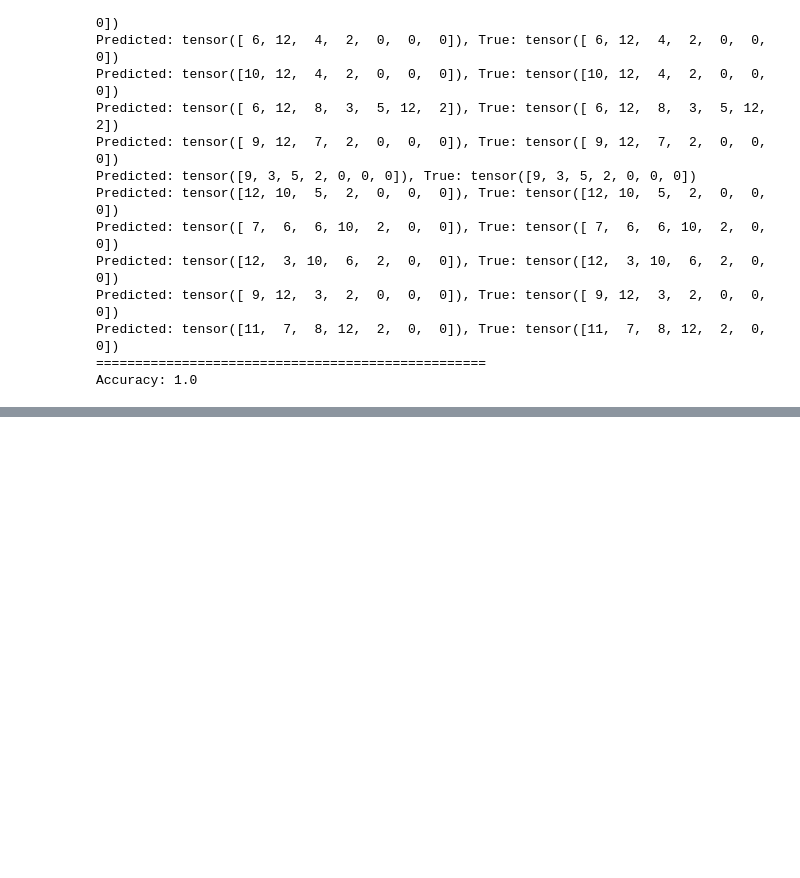
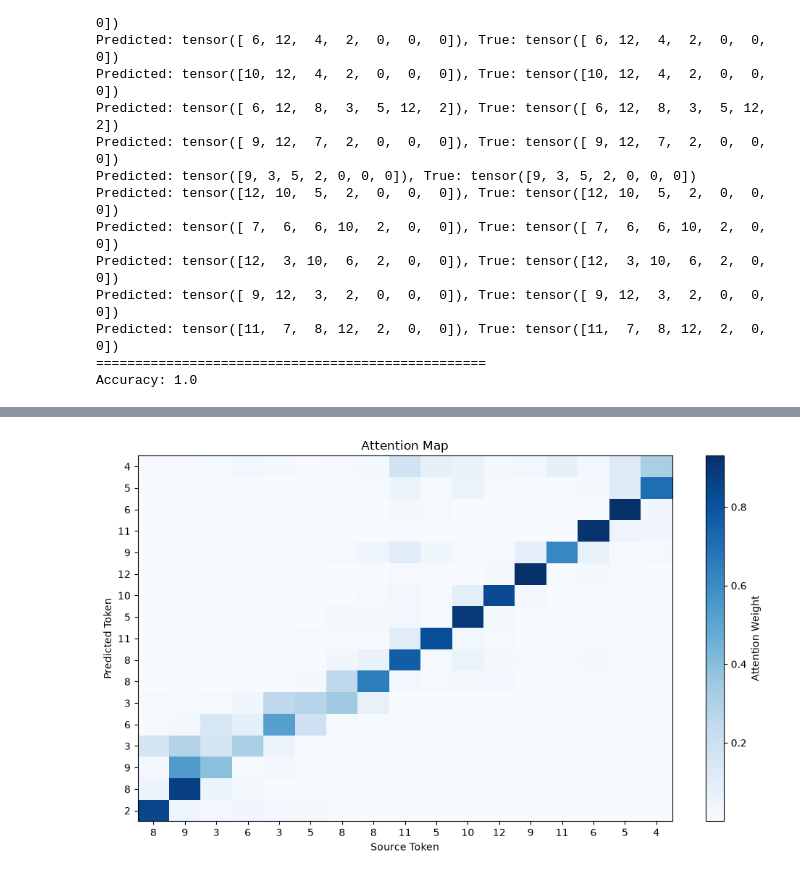
Before and after one commit to r-jelly/model-from-scratch, a Jupyter notebook: 02-seq2seq/experiment.ipynb, the cells around one changed output, grey strips where cells are left out. Saved outputs shown, nothing was run; the diff lists cells and outputs as text; code cells hidden in the pictures; blank space fills up the shorter version.

```diff
--- a/02-seq2seq/experiment.ipynb
+++ b/02-seq2seq/experiment.ipynb
@@ -220,0 +432,17 @@ Accuracy: 1.0
+# %%
+# mid Validation Dataset 생성
+mid_valid_source, mid_valid_target_input, mid_valid_target_output, mid_valid_mask = \
+    synthetic_reverse_dataset(batch_size=valid_data_len, min_seq=15, max_seq=20)
+mid_valid_dataset = TensorDataset(
+    mid_valid_source, mid_valid_target_input, mid_valid_target_output, mid_valid_mask
+)
+
+# midlong Validation Dataset 생성
+midlong_valid_source, midlong_valid_target_input, midlong_valid_target_output, midlong_valid_mask = \
+    synthetic_reverse_dataset(batch_size=valid_data_len, min_seq=25, max_seq=30)
+midlong_valid_dataset = TensorDataset(
+    midlong_valid_source, midlong_valid_target_input, midlong_valid_target_output, midlong_valid_mask
+)
+
+mid_valid_loader = DataLoader(mid_valid_dataset, batch_size=batch_size, shuffle=False)
+midlong_valid_loader = DataLoader(midlong_valid_dataset, batch_size=batch_size, shuffle=False)
@@ -220,0 +530,28 @@ Accuracy: 1.0
+# %%
+attention_map = attention_weights[0].cpu()
+source_ids = source[0].cpu().tolist()
+predicted_ids = pred_ids[0].cpu().tolist()
+
+fig, ax = plt.subplots(figsize=(10, 6))
+
+image = ax.imshow(
+    attention_map.numpy(),
+    aspect="auto",
+    cmap="Blues",
+)
+
+ax.set_xticks(range(len(source_ids)), labels=source_ids)
+ax.set_yticks(range(len(predicted_ids)), labels=predicted_ids)
+
+ax.set_xlabel("Source Token")
+ax.set_ylabel("Predicted Token")
+ax.set_title("Attention Map")
+
+fig.colorbar(image, ax=ax, label="Attention Weight")
+plt.tight_layout()
+plt.show()
+
+# 특정 Predicted Token을 예측했을 때, 참고한 Source Token의 Attention 분포
+# e.g. 3번째 row의 '6'을 예측할 때 제일 많이 참고한 토큰은 Source의 뒤에서 2번째인 '5'
+# %% [output]
+[figure, added]
```
Also changed, not shown: parts of 18 cells of this notebook.
